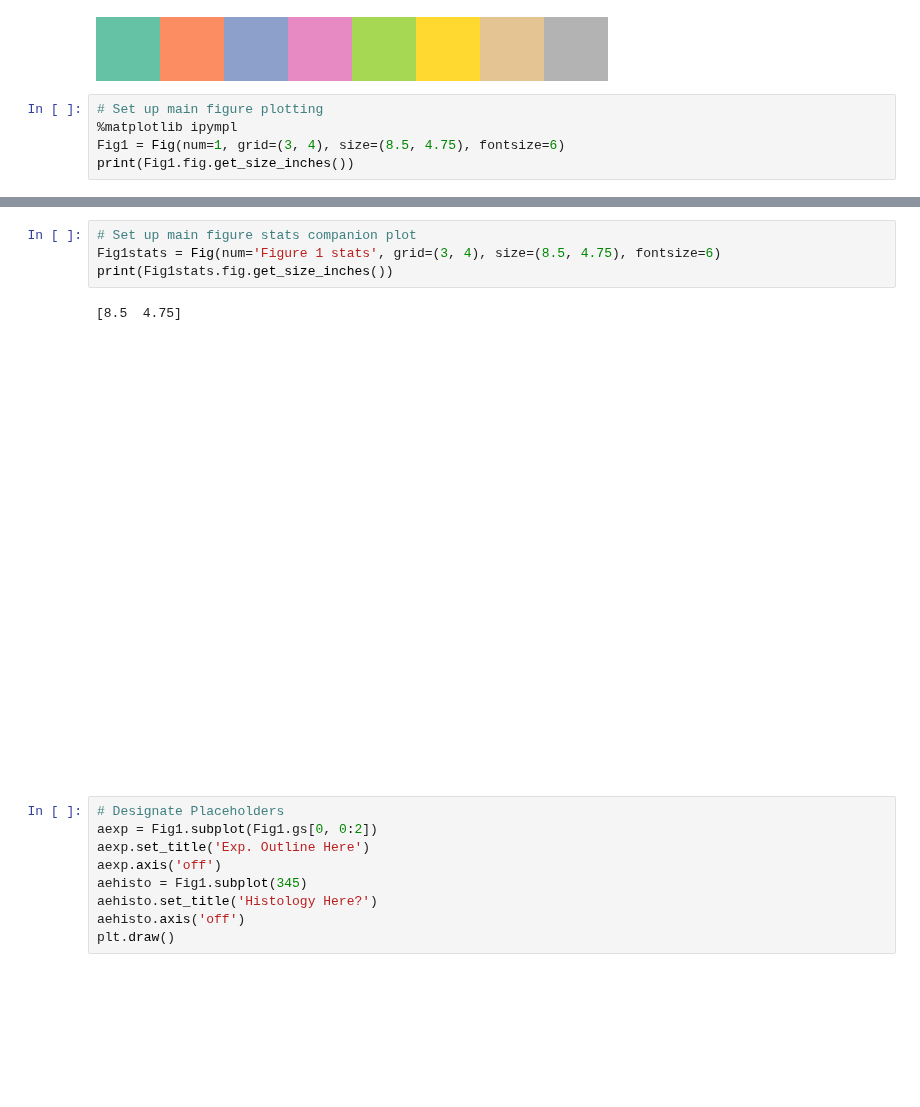
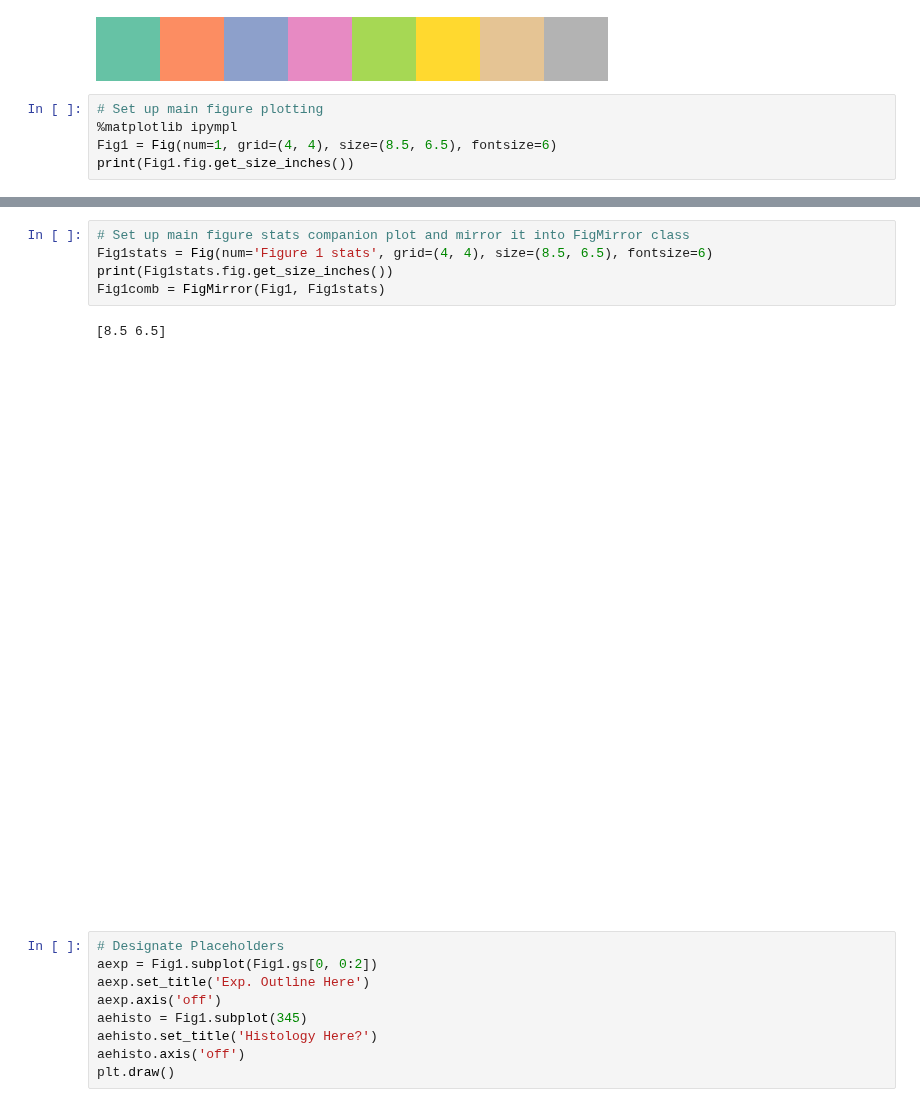
Before and after one commit to nkinsky/Eraser, a Jupyter notebook: Notebooks/Figure1.ipynb, the cells around one changed output, grey strips where cells are left out. Saved outputs shown, nothing was run; the diff lists cells and outputs as text; blank space fills up the shorter version.

```diff
--- a/Notebooks/Figure1.ipynb
+++ b/Notebooks/Figure1.ipynb
@@ -44,6 +44,6 @@ plt.get_cmap('Set2')
 # %%
 # Set up main figure plotting
 %matplotlib ipympl
-Fig1 = Fig(num=1, grid=(3, 4), size=(8.5, 4.75), fontsize=6)
+Fig1 = Fig(num=1, grid=(4, 4), size=(8.5, 6.5), fontsize=6)
 print(Fig1.fig.get_size_inches())
 # %% [output]
@@ -52,10 +52,11 @@ print(Fig1.fig.get_size_inches())
 # %%
-# Set up main figure stats companion plot
-Fig1stats = Fig(num='Figure 1 stats', grid=(3, 4), size=(8.5, 4.75), fontsize=6)
+# Set up main figure stats companion plot and mirror it into FigMirror class
+Fig1stats = Fig(num='Figure 1 stats', grid=(4, 4), size=(8.5, 6.5), fontsize=6)
 print(Fig1stats.fig.get_size_inches())
+Fig1comb = FigMirror(Fig1, Fig1stats)
 # %% [output]
-[8.5  4.75]
+[8.5 6.5]
-[figure, old version]
+[figure, new version]
 # %%
 # Designate Placeholders
 aexp = Fig1.subplot(Fig1.gs[0, 0:2])
```
Also changed, not shown: parts of 18 cells of this notebook.
